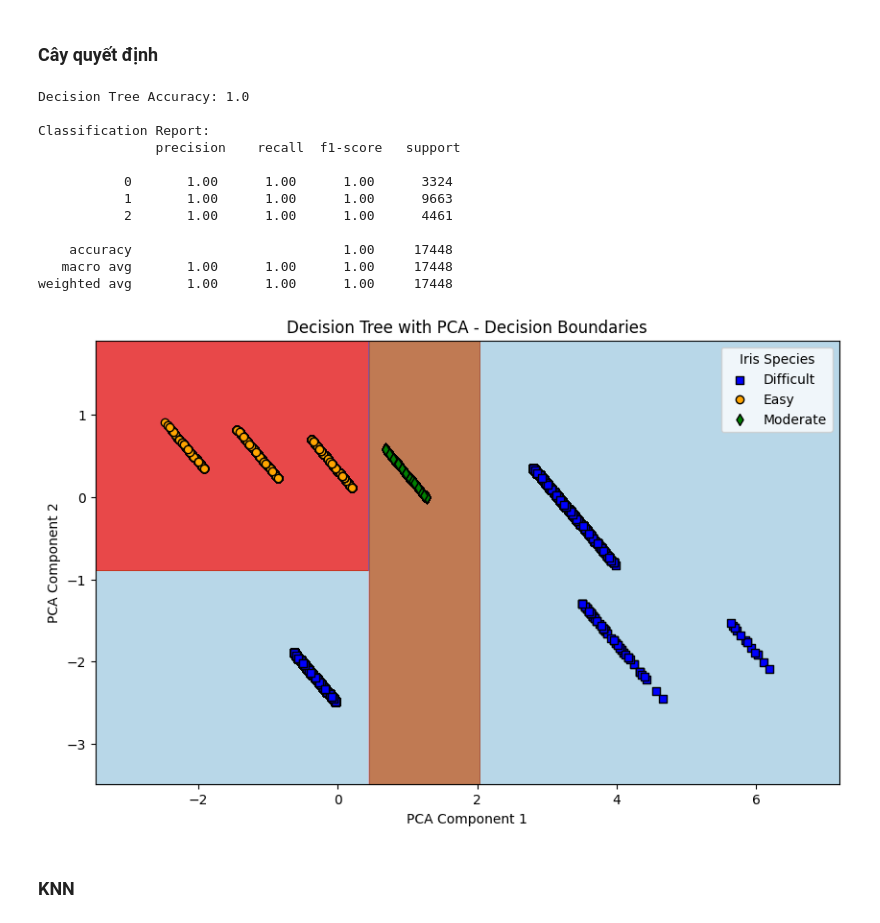
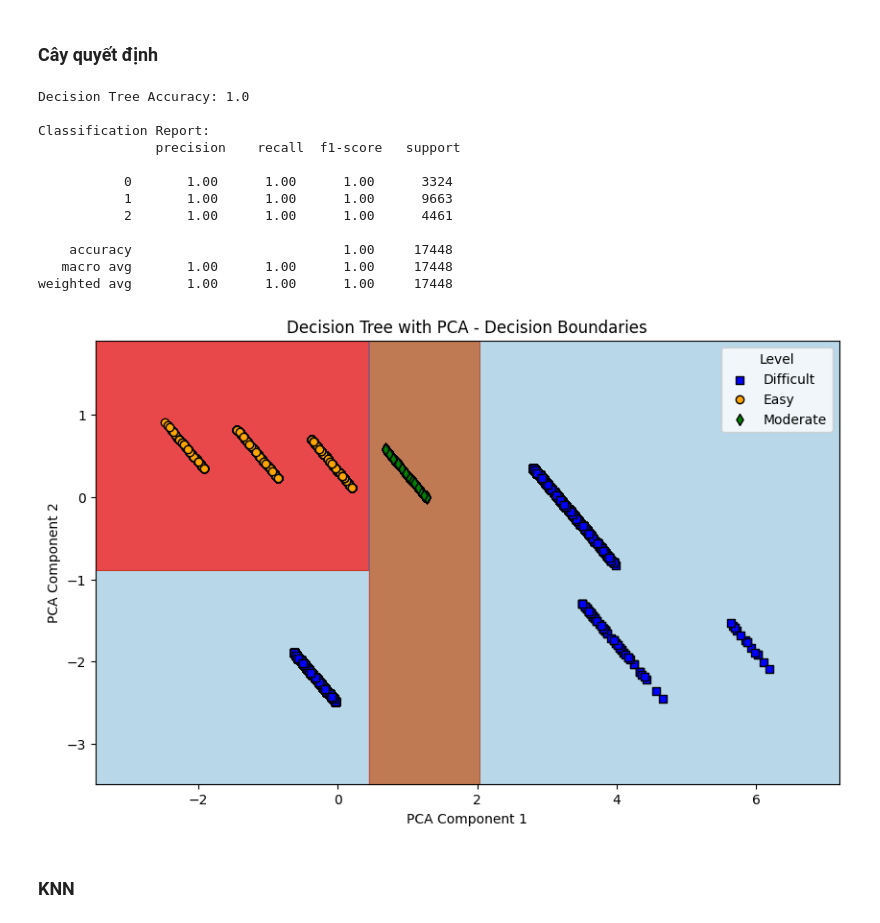
Before and after one commit to TempWiz/I2DS---Final-Project-Book-Recommandation-System, a Jupyter notebook: Final.ipynb, the cells around one changed output. Drawn from its saved outputs; the diff is of its cells as text; code cells hidden in the pictures.

```diff
--- a/Final.ipynb
+++ b/Final.ipynb
@@ -390,35 +390,35 @@ xx, yy = np.meshgrid(np.arange(x_min, x_max, 0.01),
 # Predict classifications for the mesh grid
 Z = dt.predict(np.c_[xx.ravel(), yy.ravel()])
 Z = Z.reshape(xx.shape)
 
 # Plot the decision boundaries
 plt.figure(figsize=(10, 6))
 plt.contourf(xx, yy, Z, alpha=0.8, cmap=plt.cm.Paired)
 
 # Scatter plot the actual data points in PCA-transformed space
 for i, color, label, marker in zip([0, 1, 2], ['blue', 'orange', 'green'], encoder.classes_, ['s', 'o', 'd']):
     plt.scatter(X_train_pca[y_train == i, 0], X_train_pca[y_train == i, 1],
                 c=color, label=label, edgecolor='k', marker=marker)
 
 plt.xlabel('PCA Component 1')
 plt.ylabel('PCA Component 2')
-plt.legend(title="Iris Species")
+plt.legend(title="Level")
 plt.title("Decision Tree with PCA - Decision Boundaries")
 plt.show()
 # %% [output]
 Decision Tree Accuracy: 1.0
 
 Classification Report:
                precision    recall  f1-score   support
 
            0       1.00      1.00      1.00      3324
            1       1.00      1.00      1.00      9663
            2       1.00      1.00      1.00      4461
 
     accuracy                           1.00     17448
    macro avg       1.00      1.00      1.00     17448
 weighted avg       1.00      1.00      1.00     17448
-[figure, old version]
+[figure, new version]
 # %% [markdown]
 ### KNN
 # %%
```
Also changed, not shown: parts of 1 cell of this notebook.
